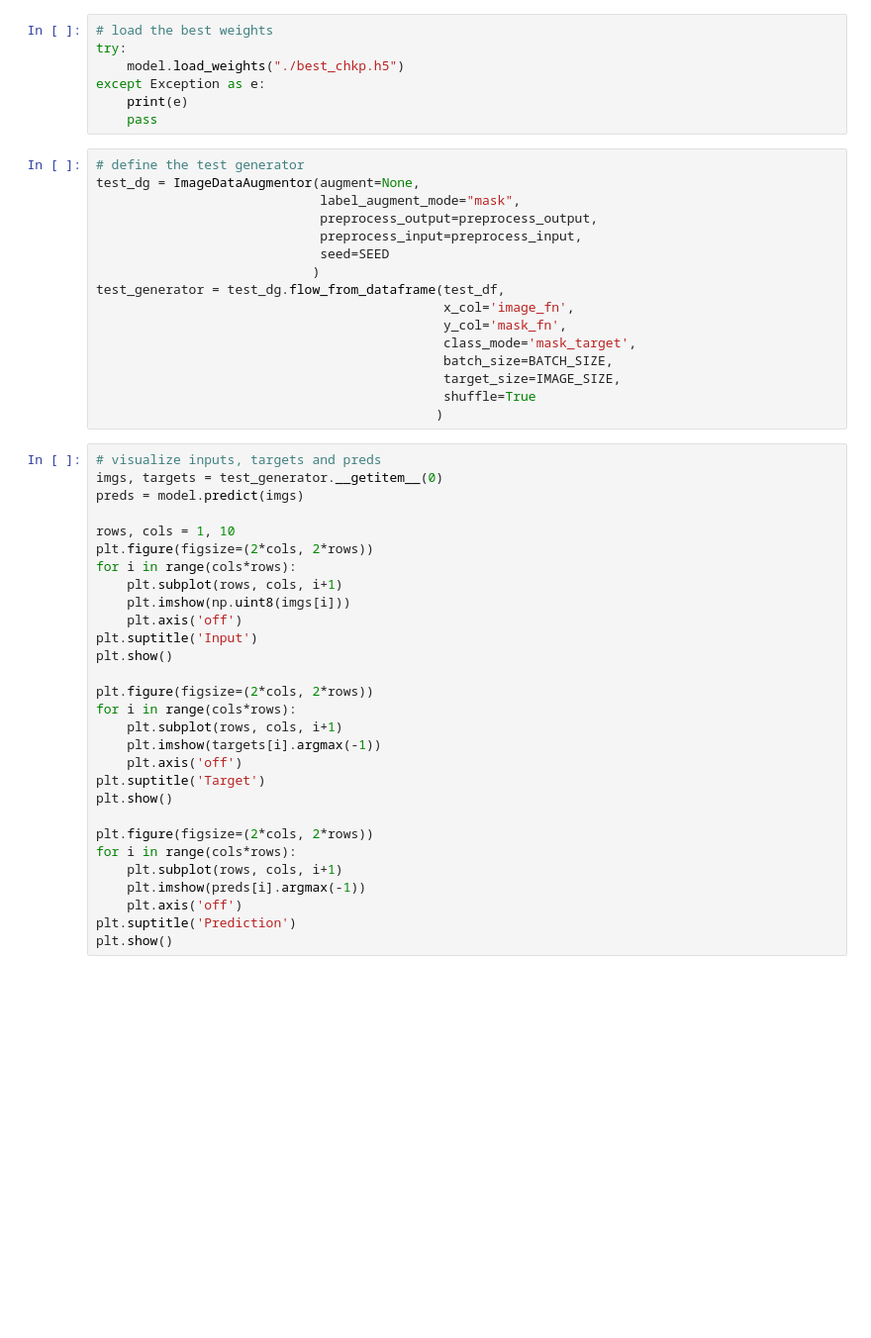
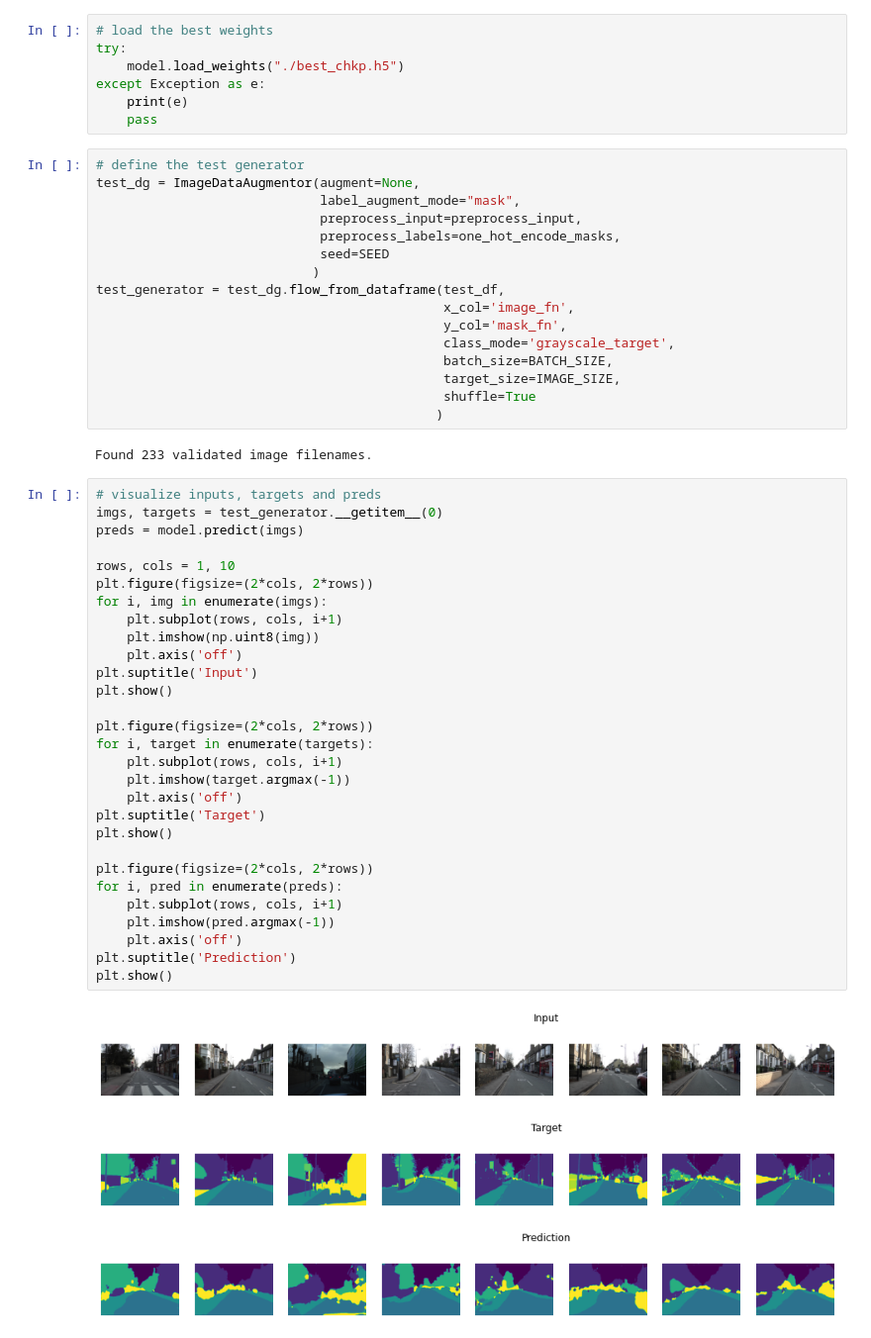
Before and after one commit to mjkvaak/ImageDataAugmentor, a Jupyter notebook: examples/segmentation-with-flow_from_dataframe.ipynb, the cells around one changed output. Shown: that part at 99% size. Cells and saved outputs as stored; diff of their text form; blank space fills up the shorter version.

```diff
--- a/examples/segmentation-with-flow_from_dataframe.ipynb
+++ b/examples/segmentation-with-flow_from_dataframe.ipynb
@@ -253,47 +270,53 @@ except Exception as e:
 # define the test generator
 test_dg = ImageDataAugmentor(augment=None,
                              label_augment_mode="mask",
-                             preprocess_output=preprocess_output,
                              preprocess_input=preprocess_input,
+                             preprocess_labels=one_hot_encode_masks,
                              seed=SEED
                             )
 test_generator = test_dg.flow_from_dataframe(test_df,
                                              x_col='image_fn',
                                              y_col='mask_fn',
-                                             class_mode='mask_target',
+                                             class_mode='grayscale_target',
                                              batch_size=BATCH_SIZE,
                                              target_size=IMAGE_SIZE,
                                              shuffle=True
                                             )
+# %% [output]
+Found 233 validated image filenames.
 # %%
 # visualize inputs, targets and preds
 imgs, targets = test_generator.__getitem__(0)
 preds = model.predict(imgs)
 
 rows, cols = 1, 10
 plt.figure(figsize=(2*cols, 2*rows))
-for i in range(cols*rows):
+for i, img in enumerate(imgs):
     plt.subplot(rows, cols, i+1)
-    plt.imshow(np.uint8(imgs[i]))
+    plt.imshow(np.uint8(img))
     plt.axis('off')
 plt.suptitle('Input')
 plt.show()
 
 plt.figure(figsize=(2*cols, 2*rows))
-for i in range(cols*rows):
+for i, target in enumerate(targets):
     plt.subplot(rows, cols, i+1)
-    plt.imshow(targets[i].argmax(-1))
+    plt.imshow(target.argmax(-1))
     plt.axis('off')
 plt.suptitle('Target')
 plt.show()
 
 plt.figure(figsize=(2*cols, 2*rows))
-for i in range(cols*rows):
+for i, pred in enumerate(preds):
     plt.subplot(rows, cols, i+1)
-    plt.imshow(preds[i].argmax(-1))
+    plt.imshow(pred.argmax(-1))
     plt.axis('off')
 plt.suptitle('Prediction')
 plt.show()
+# %% [output]
+[figure, added]
+[figure, added]
+[figure, added]
 # %%
 # evaluate the model
 scores = model.evaluate(test_generator)
```
Also changed, not shown: parts of 10 cells of this notebook, 14 other files.
